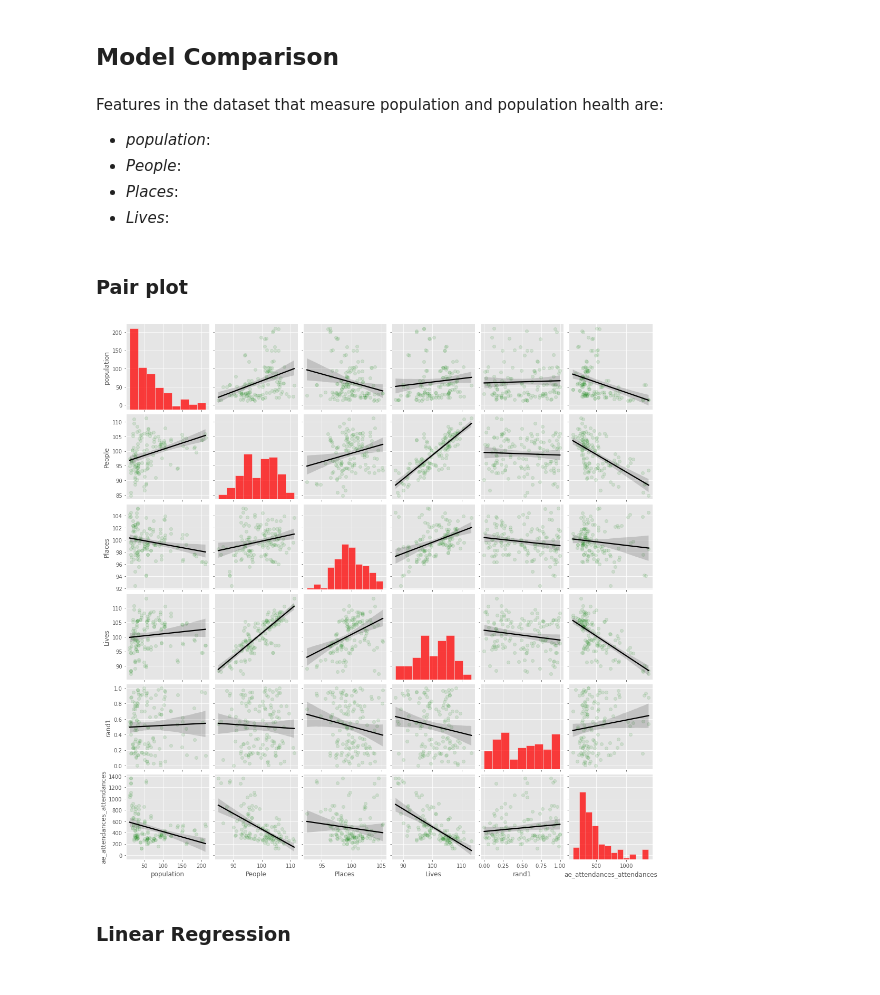
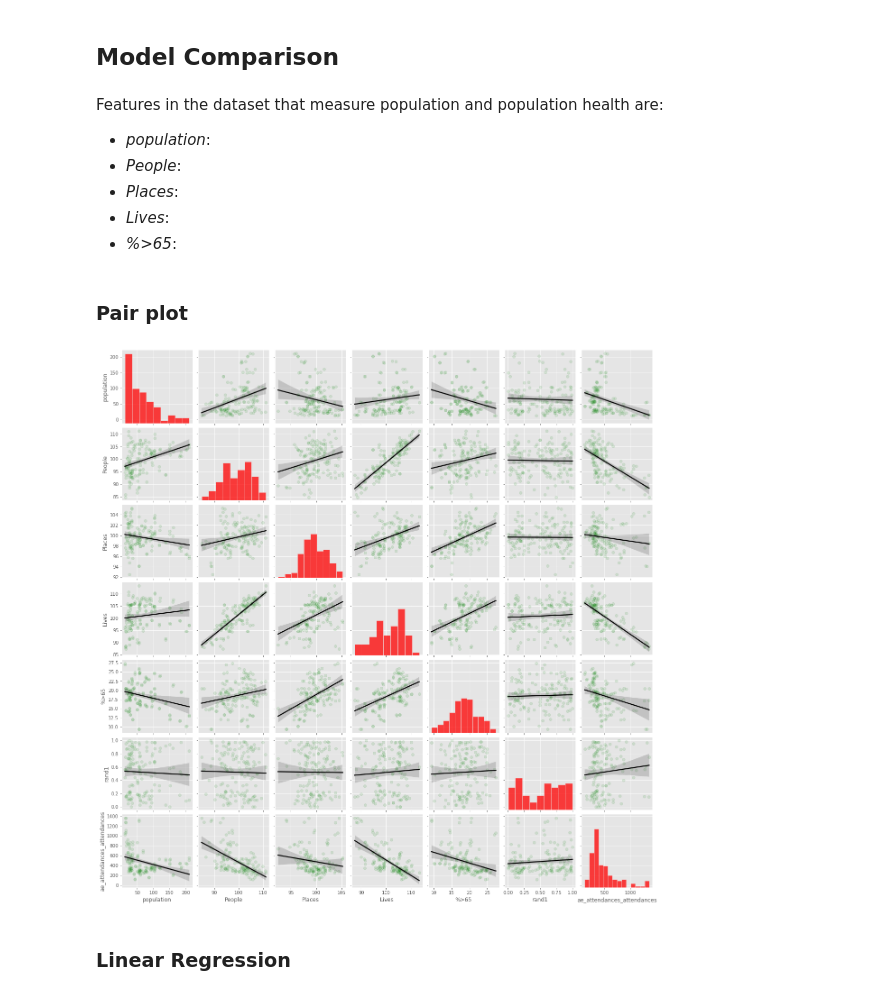
Before and after one commit to CharlotteJames/ed-forecast, a Jupyter notebook: pages/population_health_model.ipynb, the cells around one changed output. Saved outputs shown, nothing was run; the diff lists cells and outputs as text; code cells hidden in the pictures.

```diff
--- a/pages/population_health_model.ipynb
+++ b/pages/population_health_model.ipynb
@@ -37,7 +37,7 @@ plt.style.use('ggplot')
 # %% [markdown]
 ## Import data
 # %%
-dta = pd.read_csv('https://raw.githubusercontent.com/CharlotteJames/ed-forecast/main/data/master_scaled_new.csv',
+dta = pd.read_csv('https://raw.githubusercontent.com/CharlotteJames/ed-forecast/main/data/master_scaled_new_pop.csv',
                   index_col=0)
 # %%
 dta.columns = ['_'.join([c.split('/')[0],c.split('/')[-1]])
@@ -95,23 +107,24 @@ Features in the dataset that measure population and population health are:
 - *People*:
 - *Places*:
 - *Lives*:
+- *%>65*:
 # %% [markdown]
 ### Pair plot
 # %%
 features = ['population',
             'People', 'Places',
-            'Lives', 'rand1']
+            'Lives', '%>65','rand1']
 
 grouped = group_data(dta, features)
 
 fig = sns.pairplot(grouped.select_dtypes(include=np.number),
                    kind="reg",
                    plot_kws={'line_kws':{'color':'black'},
                             'scatter_kws':
                              {'color':'green','alpha': 0.1}},
                    diag_kws={'color':'red'})
 # %% [output]
-[figure, old version]
+[figure, new version]
 # %% [markdown]
 ### Linear Regression
 # %%
```
Also changed, not shown: parts of 18 cells of this notebook, 2 other files.
